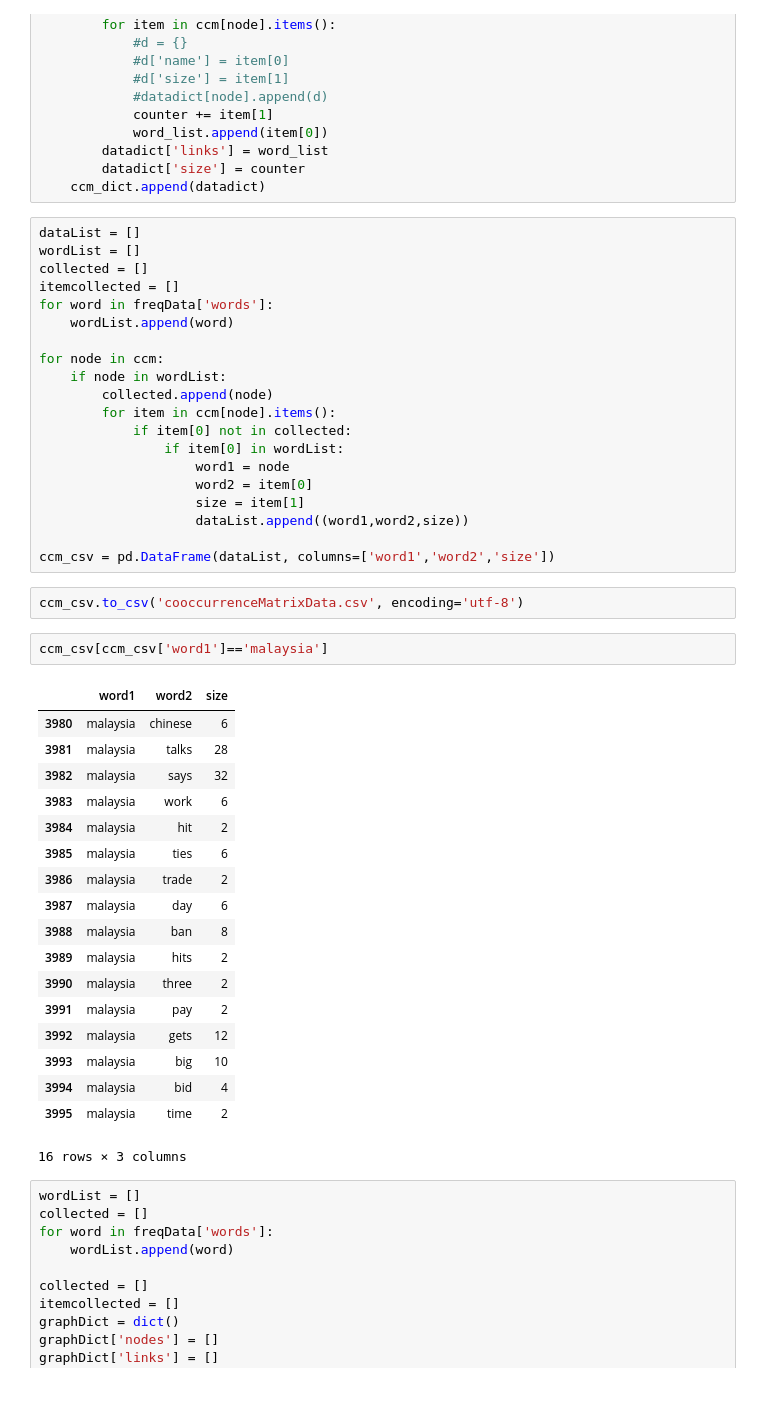
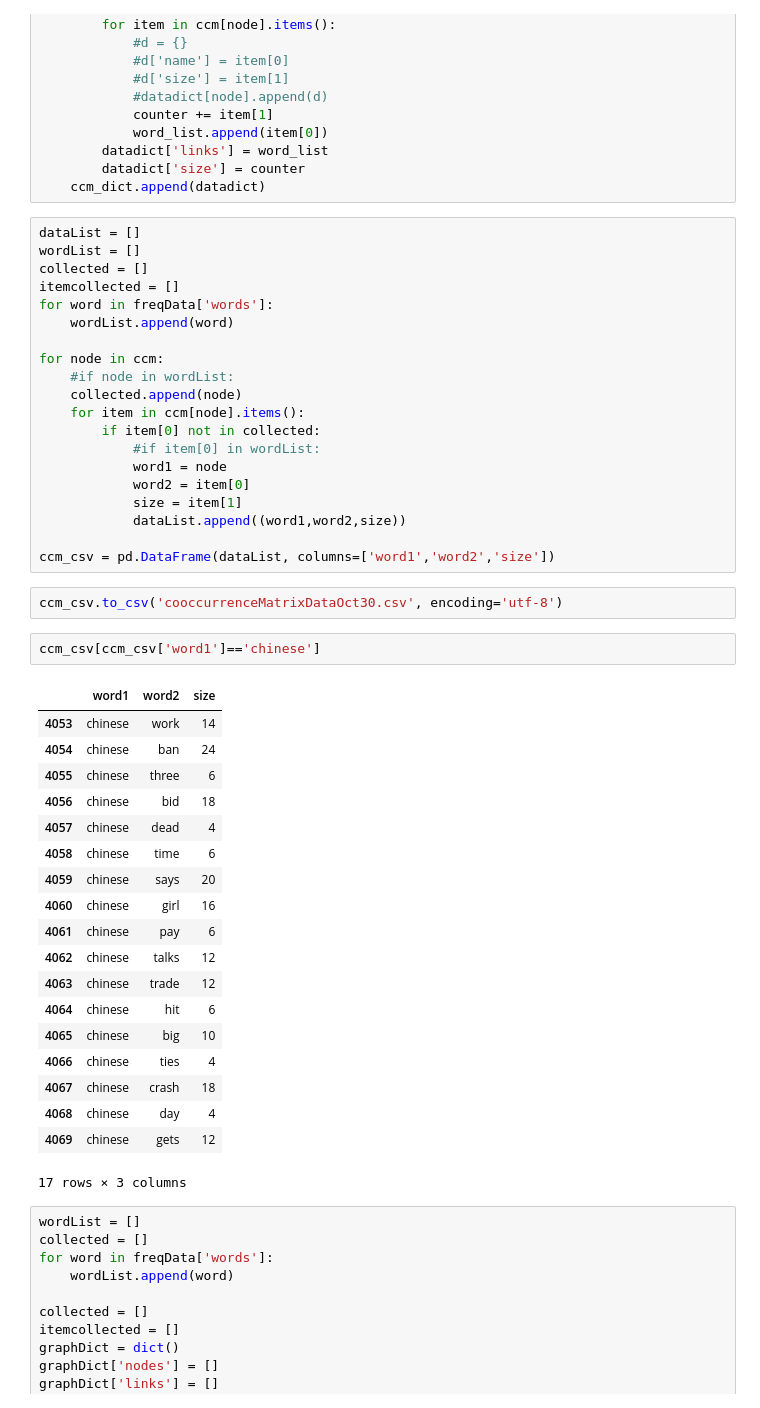
Before and after one commit to SingaporeNews/singaporenews.github.io, a Jupyter notebook: data/Headlines/processing.ipynb, the cells around one changed output. Saved outputs shown, nothing was run; the diff lists cells and outputs as text.

```diff
--- a/data/Headlines/processing.ipynb
+++ b/data/Headlines/processing.ipynb
@@ -195,40 +195,41 @@ for word in freqData['words']:
     wordList.append(word)
 
 for node in ccm:
-    if node in wordList:
-        collected.append(node)
-        for item in ccm[node].items():
-            if item[0] not in collected:
-                if item[0] in wordList:
-                    word1 = node
-                    word2 = item[0]
-                    size = item[1]
-                    dataList.append((word1,word2,size))
+    #if node in wordList:
+    collected.append(node)
+    for item in ccm[node].items():
+        if item[0] not in collected:
+            #if item[0] in wordList:
+            word1 = node
+            word2 = item[0]
+            size = item[1]
+            dataList.append((word1,word2,size))
 
 ccm_csv = pd.DataFrame(dataList, columns=['word1','word2','size'])
 # %%
-ccm_csv.to_csv('cooccurrenceMatrixData.csv', encoding='utf-8')
+ccm_csv.to_csv('cooccurrenceMatrixDataOct30.csv', encoding='utf-8')
 # %%
-ccm_csv[ccm_csv['word1']=='malaysia']
+ccm_csv[ccm_csv['word1']=='chinese']
 # %% [output]
 |  | word1 | word2 | size |
-| 3980 | malaysia | chinese | 6 |
-| 3981 | malaysia | talks | 28 |
-| 3982 | malaysia | says | 32 |
-| 3983 | malaysia | work | 6 |
-| 3984 | malaysia | hit | 2 |
-| 3985 | malaysia | ties | 6 |
-| 3986 | malaysia | trade | 2 |
-| 3987 | malaysia | day | 6 |
-| 3988 | malaysia | ban | 8 |
-| 3989 | malaysia | hits | 2 |
-| 3990 | malaysia | three | 2 |
-| 3991 | malaysia | pay | 2 |
-| 3992 | malaysia | gets | 12 |
-| 3993 | malaysia | big | 10 |
-| 3994 | malaysia | bid | 4 |
-| 3995 | malaysia | time | 2 |
+| 4053 | chinese | work | 14 |
+| 4054 | chinese | ban | 24 |
+| 4055 | chinese | three | 6 |
+| 4056 | chinese | bid | 18 |
+| 4057 | chinese | dead | 4 |
+| 4058 | chinese | time | 6 |
+| 4059 | chinese | says | 20 |
+| 4060 | chinese | girl | 16 |
+| 4061 | chinese | pay | 6 |
+| 4062 | chinese | talks | 12 |
+| 4063 | chinese | trade | 12 |
+| 4064 | chinese | hit | 6 |
+| 4065 | chinese | big | 10 |
+| 4066 | chinese | ties | 4 |
+| 4067 | chinese | crash | 18 |
+| 4068 | chinese | day | 4 |
+| 4069 | chinese | gets | 12 |
-16 rows × 3 columns
+17 rows × 3 columns
 # %%
 wordList = []
 collected = []
```
Also changed, not shown: 1 other file.
